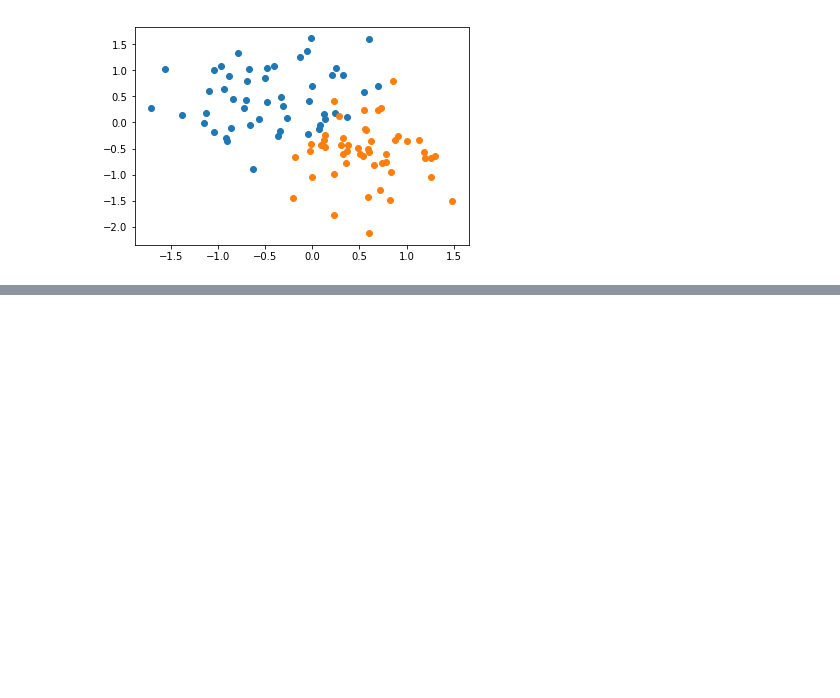
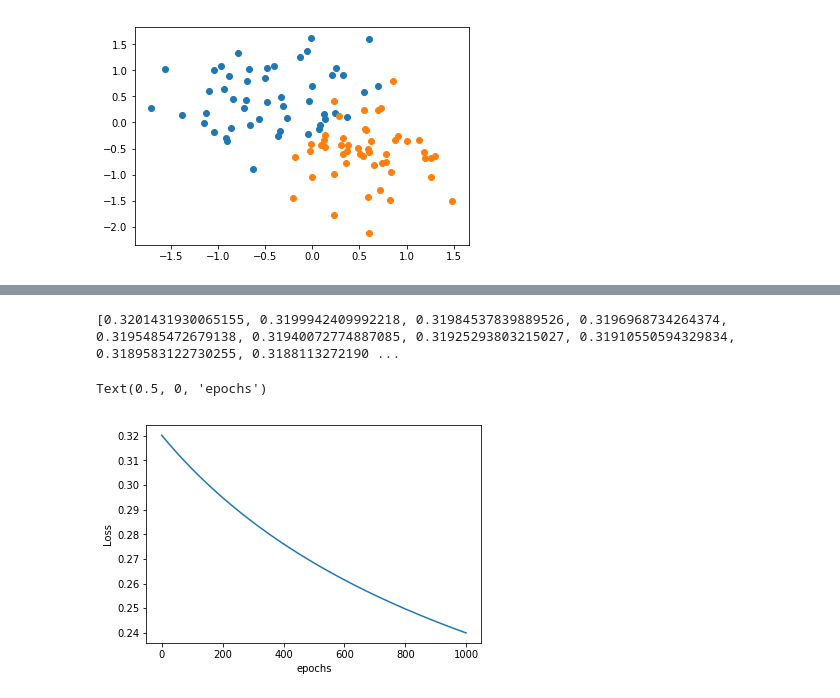
Before and after one commit to Sarthak30/torch_course, a Jupyter notebook: perceptron.ipynb, the cells around one changed output, grey strips where cells are left out. Saved outputs shown, nothing was run; the diff lists cells and outputs as text; code cells hidden in the pictures; blank space fills up the shorter version.

Commit message:
trained model

```diff
--- a/perceptron.ipynb
+++ b/perceptron.ipynb
@@ -8,7 +8,7 @@ n_pts = 100
 centers = [[-0.5, 0.5], [0.5, -0.5]]
 X, Y = datasets.make_blobs(n_samples = n_pts, random_state=123, centers=centers, cluster_std=0.5)
 x_data = torch.tensor(X)
-y_data = torch.tensor(Y)
+y_data = torch.tensor(Y.reshape(100, 1))
 # %%
 def scatter_plot():
   plt.scatter(X[Y==0, 0], X[Y==0, 1])
@@ -57,0 +58,24 @@ plot_fit('Untrained model')
+# %%
+criterion = nn.BCELoss()
+optimizer = torch.optim.SGD(model.parameters(), lr = 0.01)
+# %%
+epochs = 1000
+losses = []
+for i in range(epochs):
+  y_pred = model.forward(x_data.float())
+  loss = criterion(y_pred, y_data.float())
+  losses.append(loss.item())
+  optimizer.zero_grad()
+  loss.backward()
+  optimizer.step()
+
+print(losses[:-10])
+# %% [output]
+[0.3201431930065155, 0.3199942409992218, 0.31984537839889526, 0.3196968734264374, 0.3195485472679138, 0.31940072774887085, 0.31925293803215027, 0.31910550594329834, 0.3189583122730255, 0.3188113272190 ...
+# %%
+plt.plot(range(epochs), losses)
+plt.ylabel('Loss')
+plt.xlabel('epochs')
+# %% [output]
+Text(0.5, 0, 'epochs')
+[figure, added]
```
Also changed, not shown: parts of 3 cells of this notebook.
